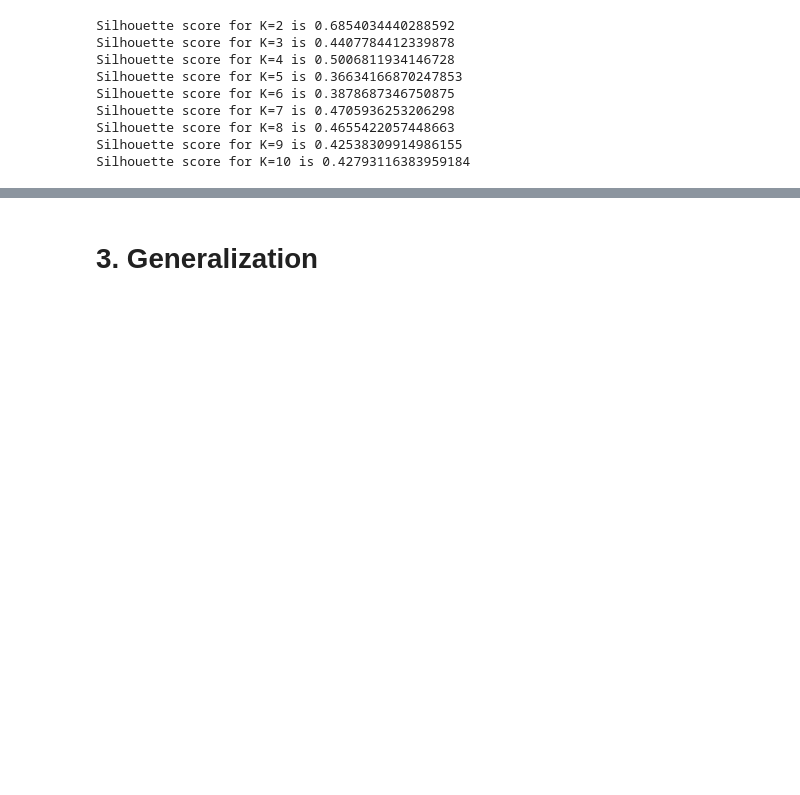
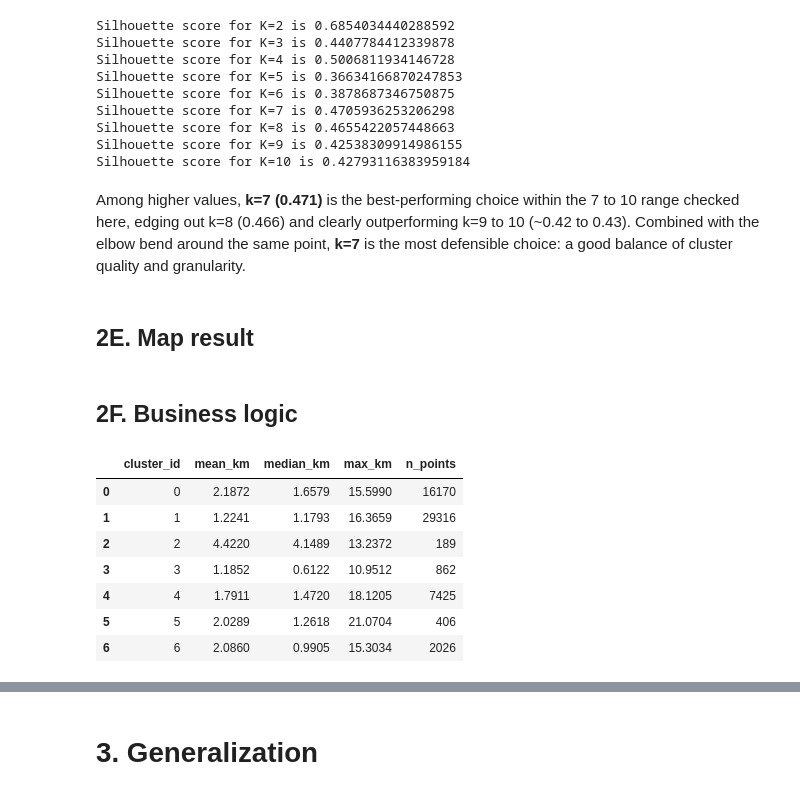
Before and after one commit to Gargamelch/Uber_Pickup, a Jupyter notebook: Uber_Pickups.ipynb, the cells around one changed output, grey strips where cells are left out. Cells and saved outputs as stored; diff of their text form; code cells hidden in the pictures; blank space fills up the shorter version.

```diff
--- a/Uber_Pickups.ipynb
+++ b/Uber_Pickups.ipynb
@@ -209,6 +247,30 @@ def clusters_compute(data: pd.DataFrame, days: list[str], k: int = 7, random_sta
 
     # return results
     return hotzones_summary_df, pickups_with_clusters_df
+
+
+
+# Calculate distances between points
+def pickup_distance(data: pd.DataFrame, kmeans: KMeans, cluster_col: str = 'cluster_id') -> pd.DataFrame:
+    '''
+    For each cluster, compute the mean and max distance (in km) from its
+    points to its own KMeans center.
+    '''
+    results = []
+    for c in sorted(data[cluster_col].unique()):
+        points = np.radians(data[data[cluster_col] == c][['Lat', 'Lon']].values)
+        center = np.radians(kmeans.cluster_centers_[int(c)].reshape(1, -1))  # convert center too
+        dists_km = haversine_distances(points, center) * 6371
+
+        results.append({
+            'cluster_id': c,
+            'mean_km': dists_km.mean(),
+            'median_km': np.median(dists_km),
+            'max_km': dists_km.max(),
+            'n_points': len(points)
+        })
+
+    return pd.DataFrame(results)
 # %% [markdown]
 # 2. Start small
 # %% [markdown]
@@ -337,7 +396,7 @@ X[:5]
 # Let's use .inertia_ parameter to get the within sum of square value for each value K
 wcss =  []
 k = []
-for i in range (1, 11):
+for i in range (2, 11):
     kmeans = KMeans(n_clusters = i, random_state = 0, n_init = 'auto')
     kmeans.fit(X)
     wcss.append(kmeans.inertia_)
@@ -440,12 +502,18 @@ Silhouette score for K=7 is 0.4705936253206298
 Silhouette score for K=8 is 0.4655422057448663
 Silhouette score for K=9 is 0.42538309914986155
 Silhouette score for K=10 is 0.42793116383959184
+# %% [markdown]
+Among higher values, **k=7 (0.471)** is the best-performing choice within the 7 to 10 range checked here, edging out k=8 (0.466) and clearly outperforming k=9 to 10 (~0.42 to 0.43). Combined with the elbow bend around the same point, **k=7** is the most defensible choice: a good balance of cluster quality and granularity.
+# %% [markdown]
+## 2E. Map result
 # %%
 # -----------------------------------------------------------------------------
 # DOING FULL COMPUTATION WITH OUR SELECTED CLUSTER NUMBER
 # -----------------------------------------------------------------------------
 
-kmeans = KMeans(n_clusters = 7, random_state = 0, n_init = 'auto')
+k_val = 7
+
+kmeans = KMeans(n_clusters = k_val, random_state = 0, n_init = 'auto')
 kmeans.fit(X)
 
 cluster_centers = sc.inverse_transform(kmeans.cluster_centers_)
@@ -490,3 +558,20 @@ fig.update_layout(
         xanchor='center'
     ))
 fig.show()
+# %% [markdown]
+## 2F. Business logic
+# %%
+X_deg = sample_df[['Lat', 'Lon']].values
+kmeans_deg = KMeans(n_clusters = k_val, random_state = 0, n_init = 'auto').fit(X_deg)
+sample_df['cluster_id'] = kmeans_deg.labels_
+
+pickup_distance(sample_df, kmeans_deg, 'cluster_id')
+# %% [output]
+|  | cluster_id | mean_km | median_km | max_km | n_points |
+| 0 | 0 | 2.1872 | 1.6579 | 15.5990 | 16170 |
+| 1 | 1 | 1.2241 | 1.1793 | 16.3659 | 29316 |
+| 2 | 2 | 4.4220 | 4.1489 | 13.2372 | 189 |
+| 3 | 3 | 1.1852 | 0.6122 | 10.9512 | 862 |
+| 4 | 4 | 1.7911 | 1.4720 | 18.1205 | 7425 |
+| 5 | 5 | 2.0289 | 1.2618 | 21.0704 | 406 |
+| 6 | 6 | 2.0860 | 0.9905 | 15.3034 | 2026 |
```
Also changed, not shown: parts of 25 cells of this notebook, 2 other files.
